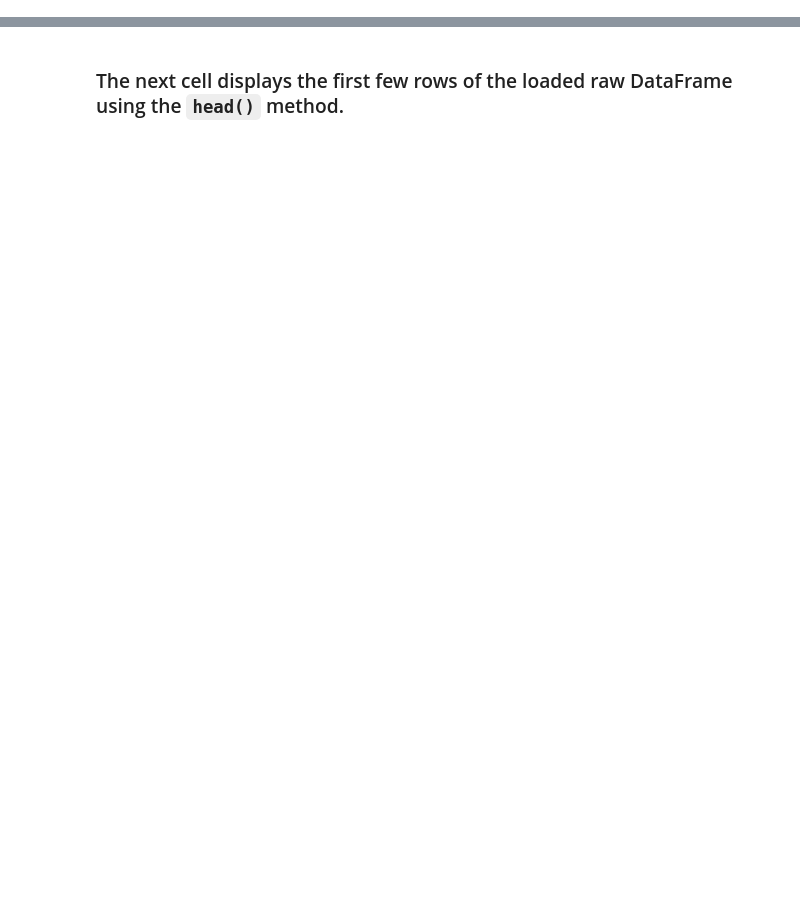
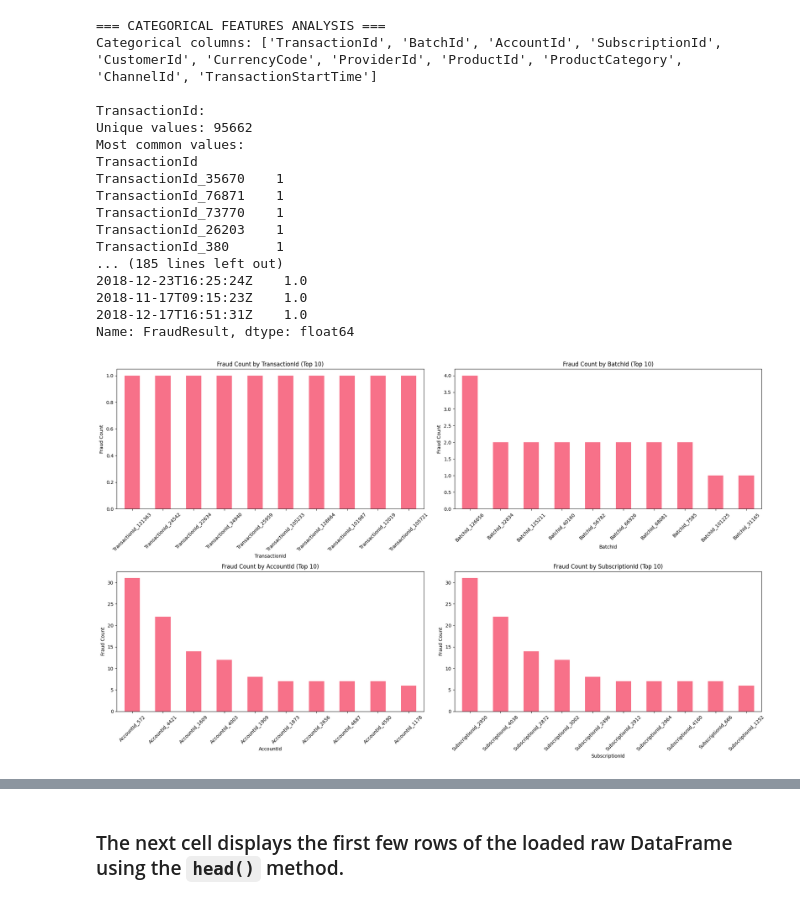
Before and after one commit to wondifraw/Credit-Risk-Probability-Model, a Jupyter notebook: notebooks/1.0-eda.ipynb, the cells around one changed output, grey strips where cells are left out. Drawn from its saved outputs; the diff is of its cells as text; code cells hidden in the pictures; blank space fills up the shorter version.

```diff
--- a/notebooks/1.0-eda.ipynb
+++ b/notebooks/1.0-eda.ipynb
@@ -28,0 +102,21 @@ Data loaded successfully!
+# %%
+categorical_cols = eda.analyze_categorical_features(show_plots=True)
+# %% [output]
+=== CATEGORICAL FEATURES ANALYSIS ===
+Categorical columns: ['TransactionId', 'BatchId', 'AccountId', 'SubscriptionId', 'CustomerId', 'CurrencyCode', 'ProviderId', 'ProductId', 'ProductCategory', 'ChannelId', 'TransactionStartTime']
+
+TransactionId:
+Unique values: 95662
+Most common values:
+TransactionId
+TransactionId_35670    1
+TransactionId_76871    1
+TransactionId_73770    1
+TransactionId_26203    1
+TransactionId_380      1
+... (185 lines left out)
+2018-12-23T16:25:24Z    1.0
+2018-11-17T09:15:23Z    1.0
+2018-12-17T16:51:31Z    1.0
+Name: FraudResult, dtype: float64
+[figure, added]
```
Also changed, not shown: parts of 36 cells of this notebook.
